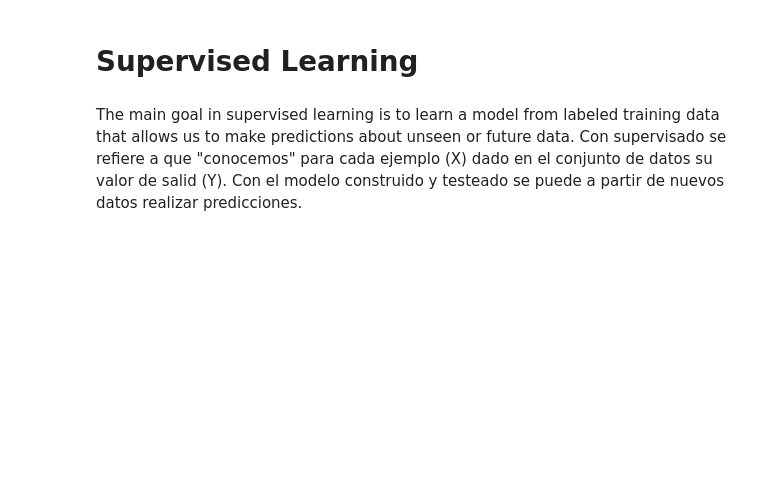
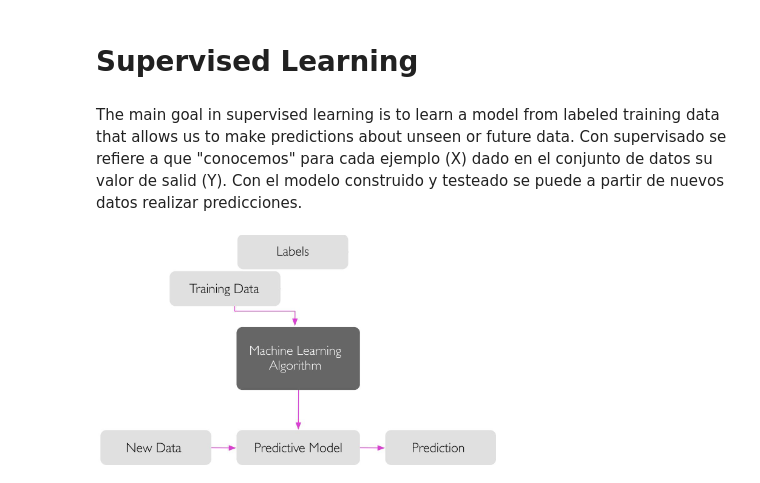
Before and after one commit to apachon/python-machine-learning-book-3rd-edition, a Jupyter notebook: ch01.ipynb, the cells around one changed output. Drawn from its saved outputs; the diff is of its cells as text; code cells hidden in the pictures; blank space fills up the shorter version.

```diff
--- a/ch01.ipynb
+++ b/ch01.ipynb
@@ -12,3 +12,7 @@ Image('01.png', width = 600)
 # %% [markdown]
 The main goal in supervised learning is to learn a model from labeled training data that allows us to make predictions about unseen or future data. Con supervisado se refiere a que "conocemos" para cada ejemplo (X) dado en el conjunto de datos su valor de salid (Y).
 Con el modelo construido y testeado se puede a partir de nuevos datos realizar predicciones.
+# %%
+Image('02.png', width = 400)
+# %% [output]
+[figure, added]
```
Also changed, not shown: parts of 12 cells of this notebook.
